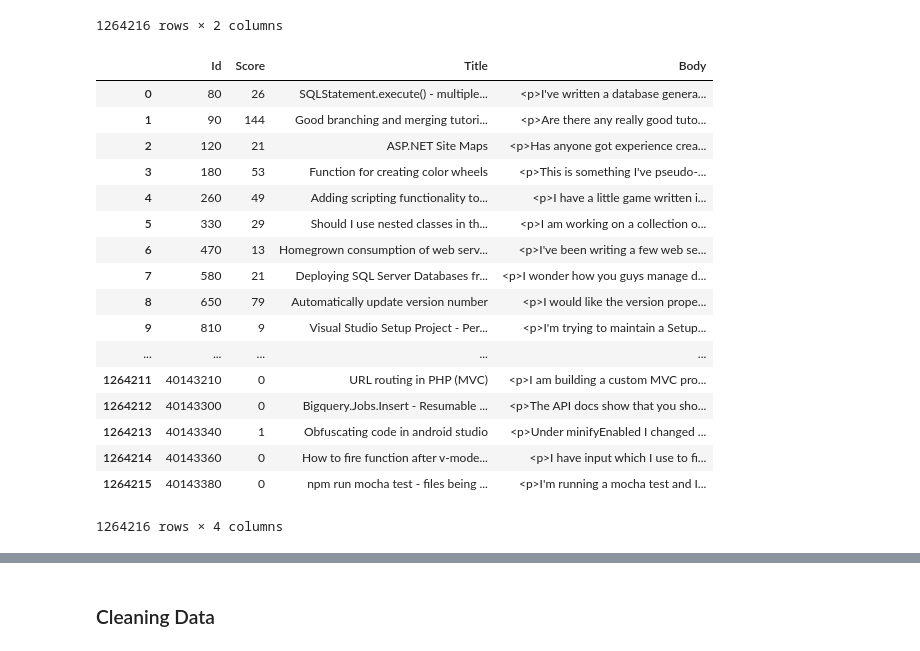
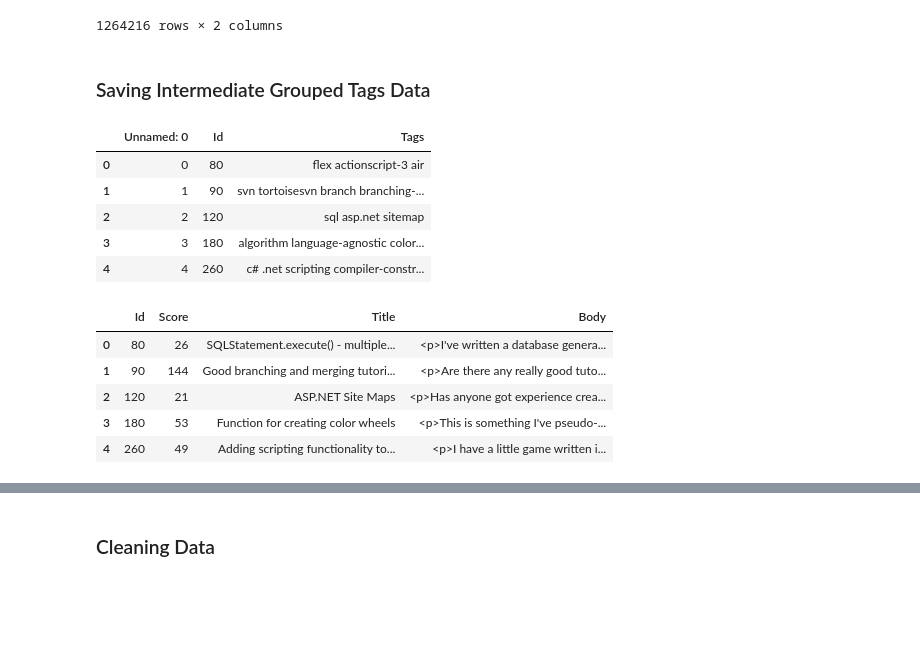
Before and after one commit to SamarthKhatwani/cmpe256-stackoverflow-tag-predictor, a Jupyter notebook: tag-predictor.ipynb, the cells around one changed output, grey strips where cells are left out. Drawn from its saved outputs; the diff is of its cells as text; code cells hidden in the pictures; blank space fills up the shorter version.

```diff
--- a/tag-predictor.ipynb
+++ b/tag-predictor.ipynb
@@ -155,3 +155,5 @@ grouped_tags_final
 | 1264214 | 40143360 | javascript vue.js |
 | 1264215 | 40143380 | npm mocha babel |
 1264216 rows × 2 columns
+# %% [markdown]
+### Saving Intermediate Grouped Tags Data
@@ -158,26 +164,23 @@ grouped_tags_final
+# %%
+grouped_tags_final.head()
+# %% [output]
+|  | Unnamed: 0 | Id | Tags |
+| 0 | 0 | 80 | flex actionscript-3 air |
+| 1 | 1 | 90 | svn tortoisesvn branch branching-... |
+| 2 | 2 | 120 | sql asp.net sitemap |
+| 3 | 3 | 180 | algorithm language-agnostic color... |
+| 4 | 4 | 260 | c# .net scripting compiler-constr... |
 # %%
 questions.drop(columns=['OwnerUserId', 'CreationDate', 'ClosedDate'], inplace=True)
 # %%
-questions
+questions.head()
 # %% [output]
 |  | Id | Score | Title | Body |
 | 0 | 80 | 26 | SQLStatement.execute() - multiple... | <p>I've written a database genera... |
 | 1 | 90 | 144 | Good branching and merging tutori... | <p>Are there any really good tuto... |
 | 2 | 120 | 21 | ASP.NET Site Maps | <p>Has anyone got experience crea... |
 | 3 | 180 | 53 | Function for creating color wheels | <p>This is something I've pseudo-... |
 | 4 | 260 | 49 | Adding scripting functionality to... | <p>I have a little game written i... |
-| 5 | 330 | 29 | Should I use nested classes in th... | <p>I am working on a collection o... |
-| 6 | 470 | 13 | Homegrown consumption of web serv... | <p>I've been writing a few web se... |
-| 7 | 580 | 21 | Deploying SQL Server Databases fr... | <p>I wonder how you guys manage d... |
-| 8 | 650 | 79 | Automatically update version number | <p>I would like the version prope... |
-| 9 | 810 | 9 | Visual Studio Setup Project - Per... | <p>I'm trying to maintain a Setup... |
-| ... | ... | ... | ... | ... |
-| 1264211 | 40143210 | 0 | URL routing in PHP (MVC) | <p>I am building a custom MVC pro... |
-| 1264212 | 40143300 | 0 | Bigquery.Jobs.Insert - Resumable ... | <p>The API docs show that you sho... |
-| 1264213 | 40143340 | 1 | Obfuscating code in android studio | <p>Under minifyEnabled I changed ... |
-| 1264214 | 40143360 | 0 | How to fire function after v-mode... | <p>I have input which I use to fi... |
-| 1264215 | 40143380 | 0 | npm run mocha test - files being ... | <p>I'm running a mocha test and I... |
-1264216 rows × 4 columns
 # %%
 questions = questions.merge(grouped_tags_final, on='Id')
 # %%
```
Also changed, not shown: parts of 84 cells of this notebook.
